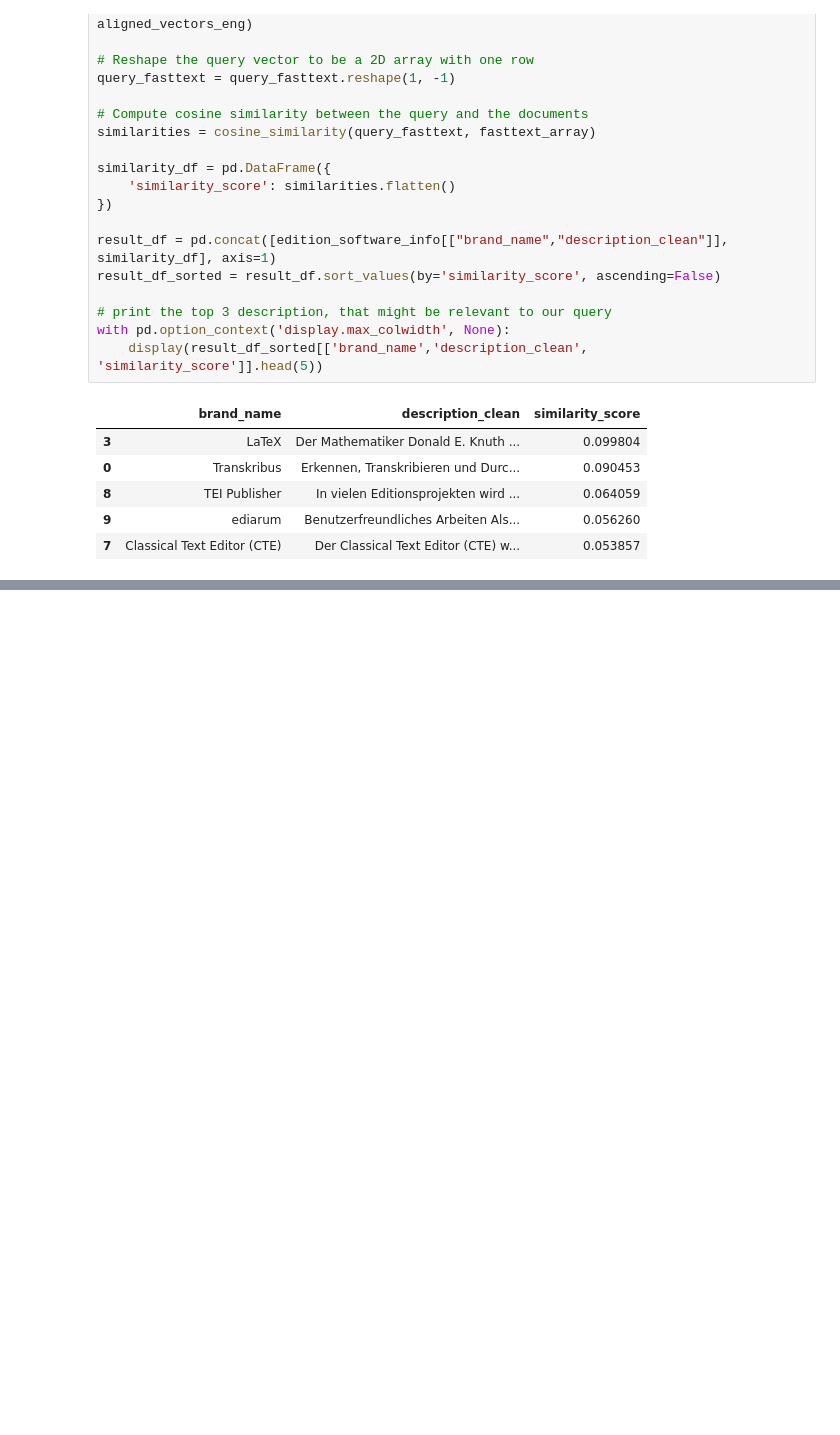
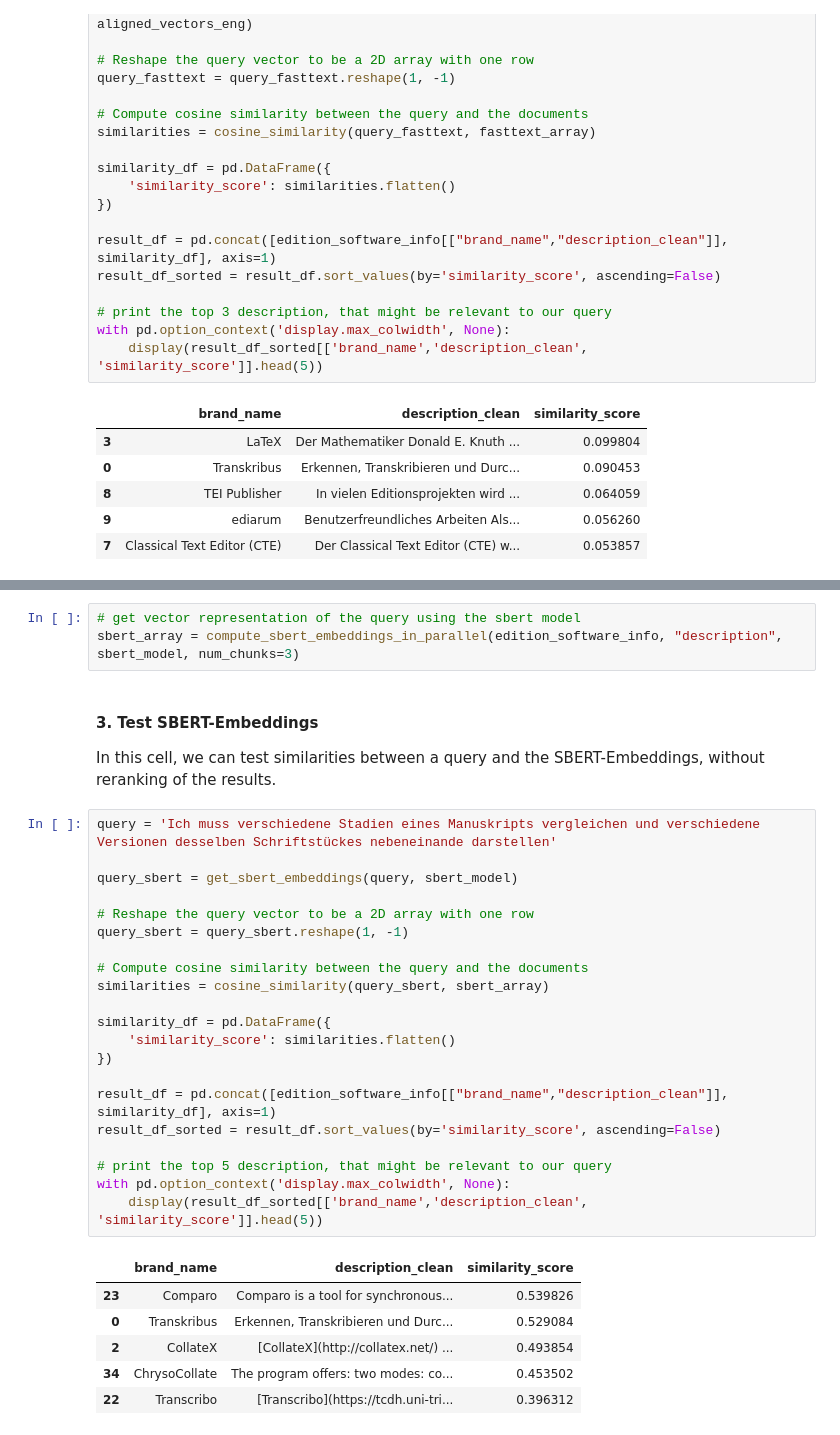
Before and after one commit to andwzn/retrieval-augmented-generation-experiment, a Jupyter notebook: rag_experiment_1.ipynb, the cells around one changed output, grey strips where cells are left out. Drawn from its saved outputs; the diff is of its cells as text; blank space fills up the shorter version.

```diff
--- a/rag_experiment_1.ipynb
+++ b/rag_experiment_1.ipynb
@@ -811,0 +899,35 @@ with pd.option_context('display.max_colwidth', None):
+# %%
+# get vector representation of the query using the sbert model
+sbert_array = compute_sbert_embeddings_in_parallel(edition_software_info, "description", sbert_model, num_chunks=3)
+# %% [markdown]
+#### 3. Test SBERT-Embeddings
+
+In this cell, we can test similarities between a query and the SBERT-Embeddings, without reranking of the results.
+# %%
+query = 'Ich muss verschiedene Stadien eines Manuskripts vergleichen und verschiedene Versionen desselben Schriftstückes nebeneinande darstellen'
+
+query_sbert = get_sbert_embeddings(query, sbert_model)
+
+# Reshape the query vector to be a 2D array with one row
+query_sbert = query_sbert.reshape(1, -1)
+
+# Compute cosine similarity between the query and the documents
+similarities = cosine_similarity(query_sbert, sbert_array)
+
+similarity_df = pd.DataFrame({
+    'similarity_score': similarities.flatten()
+})
+
+result_df = pd.concat([edition_software_info[["brand_name","description_clean"]], similarity_df], axis=1)
+result_df_sorted = result_df.sort_values(by='similarity_score', ascending=False)
+
+# print the top 5 description, that might be relevant to our query
+with pd.option_context('display.max_colwidth', None):
+    display(result_df_sorted[['brand_name','description_clean', 'similarity_score']].head(5))
+# %% [output]
+|  | brand_name | description_clean | similarity_score |
+| 23 | Comparo | Comparo is a tool for synchronous... | 0.539826 |
+| 0 | Transkribus | Erkennen, Transkribieren und Durc... | 0.529084 |
+| 2 | CollateX | [CollateX](http://collatex.net/) ... | 0.493854 |
+| 34 | ChrysoCollate | The program offers: two modes: co... | 0.453502 |
+| 22 | Transcribo | [Transcribo](https://tcdh.uni-tri... | 0.396312 |
```
Also changed, not shown: parts of 18 cells of this notebook.
